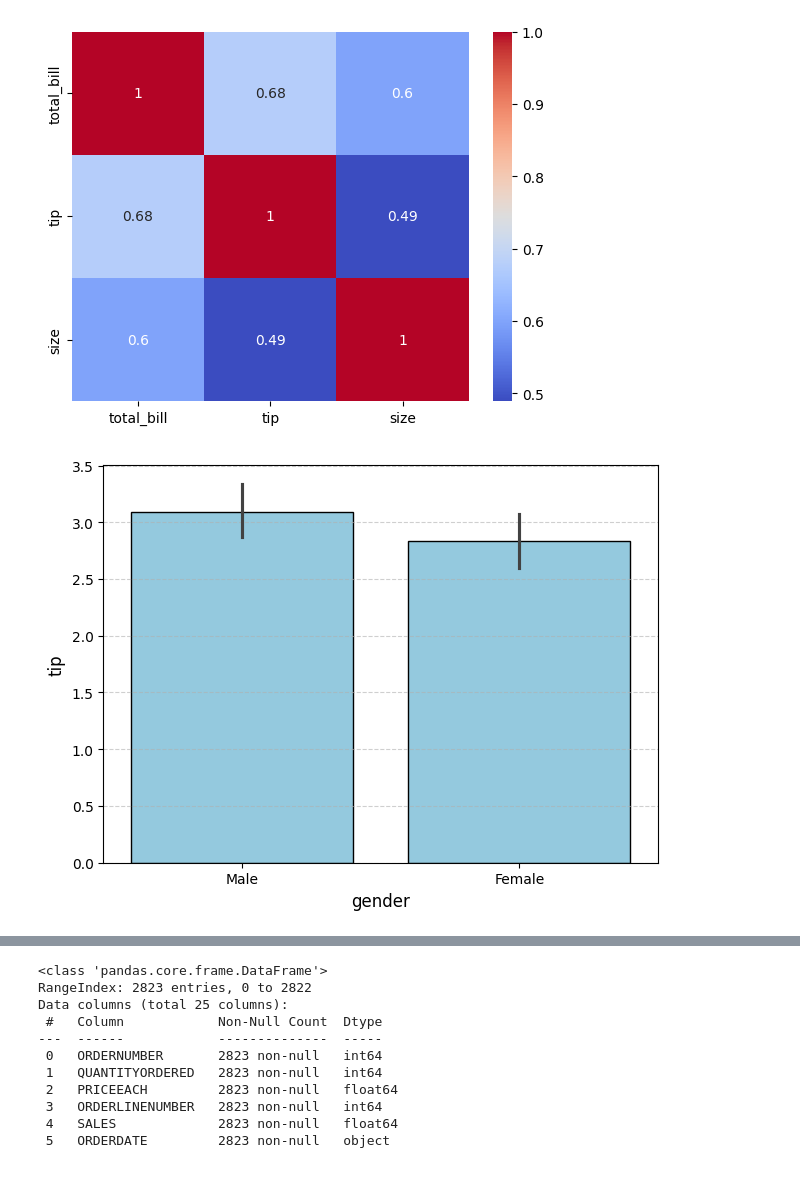
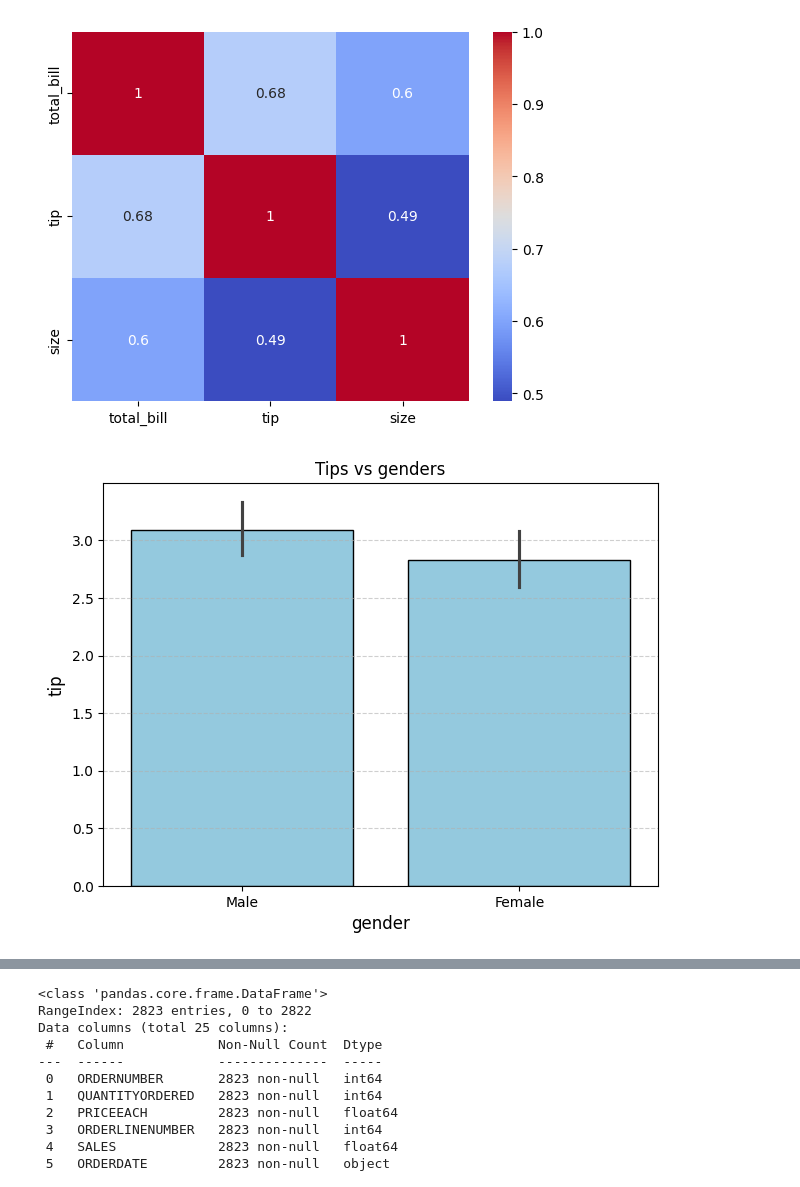
Before and after one commit to Pulkit4761/Machine-learning, a Jupyter notebook: machine learning/Data_analysis/seasborn.ipynb, the cells around one changed output, grey strips where cells are left out. Drawn from its saved outputs; the diff is of its cells as text; code cells hidden in the pictures.

Commit message:
tips vs genders

```diff
--- a/machine learning/Data_analysis/seasborn.ipynb
+++ b/machine learning/Data_analysis/seasborn.ipynb
@@ -112,10 +112,11 @@ sns.heatmap(corr,annot = True, cmap = 'coolwarm')
 # %%
 # Male vs female tip
 sns.barplot(x = 'sex',y = 'tip', data = tips,color='skyblue',edgecolor='black')
 plt.xlabel('gender', fontsize=12)
 plt.ylabel('tip', fontsize=12)
 plt.grid(axis='y', linestyle='--', alpha=0.6)
 plt.tight_layout()
+plt.title('Tips vs genders')
 plt.show()
 # %% [output]
-[figure, old version]
+[figure, new version]
```
Also changed, not shown: parts of 1 cell of this notebook.
